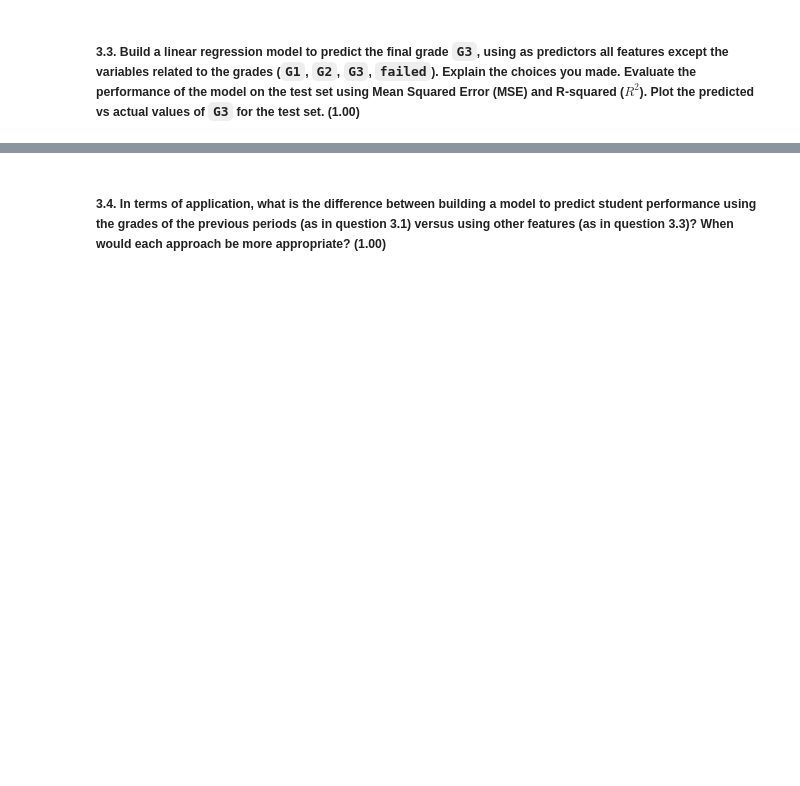
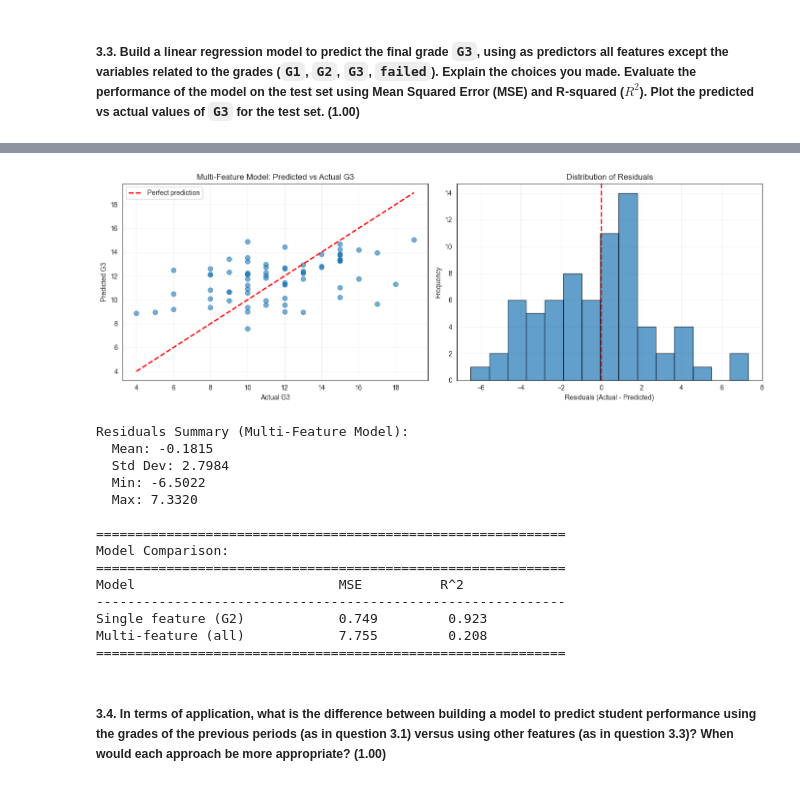
Before and after one commit to duarteaasilva/assigment_1, a Jupyter notebook: Assignment 1 25-26.ipynb, the cells around one changed output, grey strips where cells are left out. Cells and saved outputs as stored; diff of their text form; code cells hidden in the pictures; blank space fills up the shorter version.

```diff
--- a/Assignment 1 25-26.ipynb
+++ b/Assignment 1 25-26.ipynb
@@ -324,2 +461,61 @@ ModuleNotFoundError: No module named 'pandas'
+# %%
+# Plot predicted vs actual for multi-feature model
+
+fig, axes = plt.subplots(1, 2, figsize=(14, 5))
+
+# Plot 1: Predicted vs Actual scatter
+axes[0].scatter(y_test_full, y_pred_full, alpha=0.6, s=50)
+min_val = min(y_test_full.min(), y_pred_full.min())
+max_val = max(y_test_full.max(), y_pred_full.max())
+axes[0].plot([min_val, max_val], [min_val, max_val], 'r--', lw=2, label='Perfect prediction')
+axes[0].set_xlabel('Actual G3')
+axes[0].set_ylabel('Predicted G3')
+axes[0].set_title('Multi-Feature Model: Predicted vs Actual G3')
+axes[0].legend()
+axes[0].grid(alpha=0.3)
+
+# Plot 2: Residuals
+residuals_full = y_test_full - y_pred_full
+axes[1].hist(residuals_full, bins=15, edgecolor='black', alpha=0.7)
+axes[1].axvline(x=0, color='red', linestyle='--', linewidth=2)
+axes[1].set_xlabel('Residuals (Actual - Predicted)')
+axes[1].set_ylabel('Frequency')
+axes[1].set_title('Distribution of Residuals')
+axes[1].grid(alpha=0.3)
+
+plt.tight_layout()
+plt.show()
+
+print("\nResiduals Summary (Multi-Feature Model):")
+print(f"  Mean: {residuals_full.mean():.4f}")
+print(f"  Std Dev: {residuals_full.std():.4f}")
+print(f"  Min: {residuals_full.min():.4f}")
+print(f"  Max: {residuals_full.max():.4f}")
+
+# Comparison with G2-only model
+print("\n" + "=" * 60)
+print("Model Comparison:")
+print("=" * 60)
+print(f"{'Model':<30} {'MSE':<12} {'R^2':<12}")
+print("-" * 60)
+print(f"{'Single feature (G2)':<30} {mse:.3f}{'':>8} {r2:.3f}{'':>8}")
+print(f"{'Multi-feature (all)':<30} {mse_full:.3f}{'':>8} {r2_full:.3f}{'':>8}")
+print("=" * 60)
+# %% [output]
+[figure, added]
+Residuals Summary (Multi-Feature Model):
+  Mean: -0.1815
+  Std Dev: 2.7984
+  Min: -6.5022
+  Max: 7.3320
+
+============================================================
+Model Comparison:
+============================================================
+Model                          MSE          R^2
+------------------------------------------------------------
+Single feature (G2)            0.749         0.923
+Multi-feature (all)            7.755         0.208
+============================================================
 # %% [markdown]
 ##### **3.4.** In terms of application, what is the difference between building a model to predict student performance using the grades of the previous periods (as in question 3.1) versus using other features (as in question 3.3)? When would each approach be more appropriate? **(1.00)**
```
Also changed, not shown: parts of 5 cells of this notebook.
